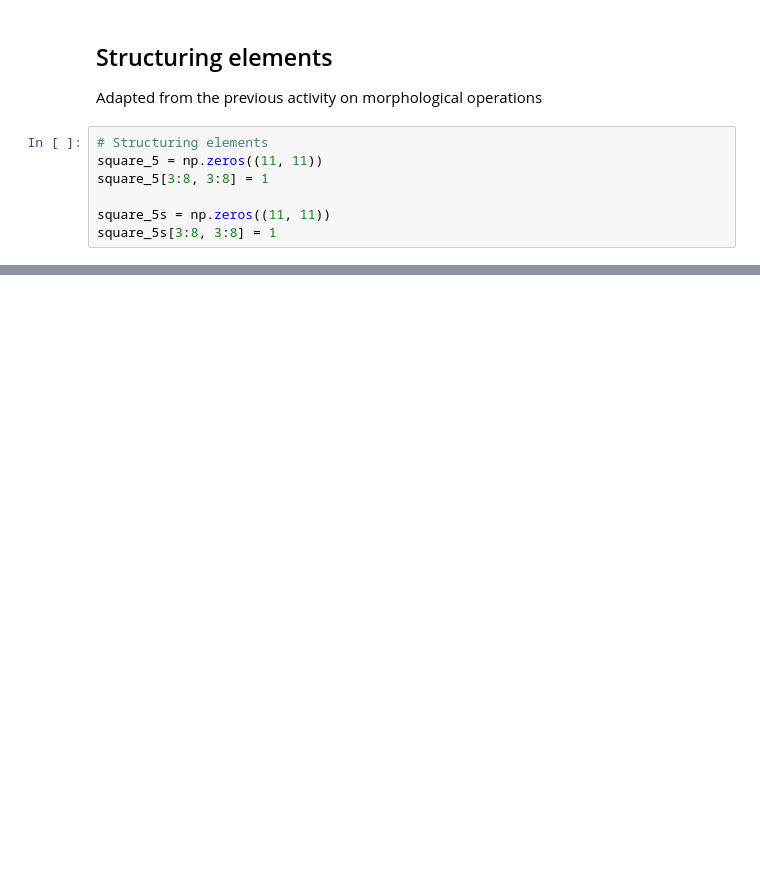
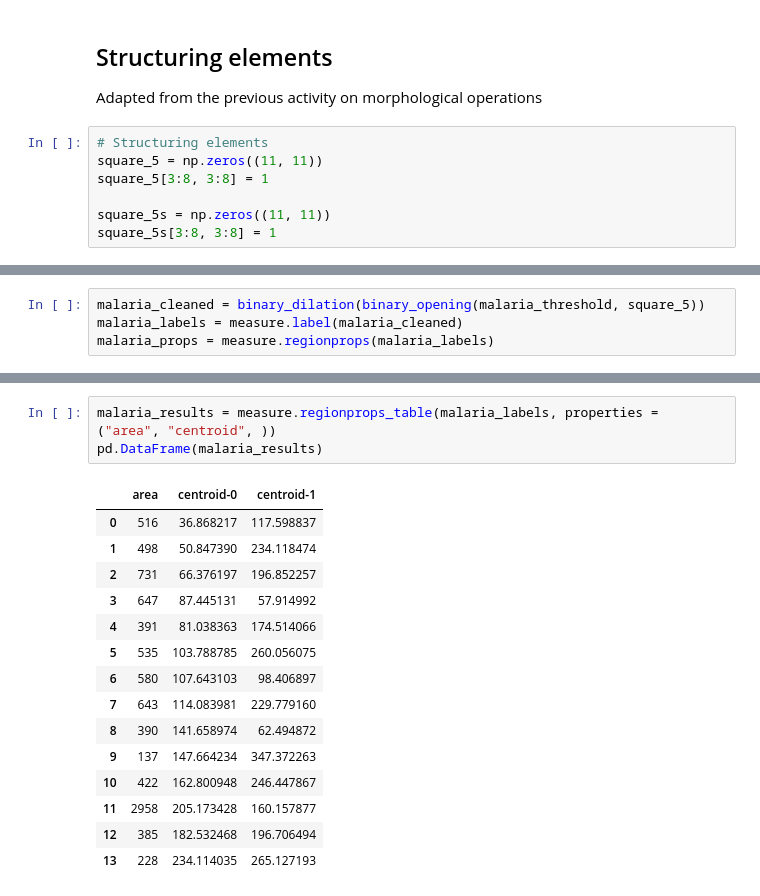
Before and after one commit to npcrmns/App-Physics-157, a Jupyter notebook: [7] Blob Analysis/Blob Analysis.ipynb, the cells around one changed output, grey strips where cells are left out. Drawn from its saved outputs; the diff is of its cells as text; blank space fills up the shorter version.

```diff
--- a/[7] Blob Analysis/Blob Analysis.ipynb
+++ b/[7] Blob Analysis/Blob Analysis.ipynb
@@ -40,0 +134,4 @@ square_5s[3:8, 3:8] = 1
+# %%
+malaria_cleaned = binary_dilation(binary_opening(malaria_threshold, square_5))
+malaria_labels = measure.label(malaria_cleaned)
+malaria_props = measure.regionprops(malaria_labels)
@@ -40,0 +151,19 @@ square_5s[3:8, 3:8] = 1
+# %%
+malaria_results = measure.regionprops_table(malaria_labels, properties = ("area", "centroid", ))
+pd.DataFrame(malaria_results)
+# %% [output]
+|  | area | centroid-0 | centroid-1 |
+| 0 | 516 | 36.868217 | 117.598837 |
+| 1 | 498 | 50.847390 | 234.118474 |
+| 2 | 731 | 66.376197 | 196.852257 |
+| 3 | 647 | 87.445131 | 57.914992 |
+| 4 | 391 | 81.038363 | 174.514066 |
+| 5 | 535 | 103.788785 | 260.056075 |
+| 6 | 580 | 107.643103 | 98.406897 |
+| 7 | 643 | 114.083981 | 229.779160 |
+| 8 | 390 | 141.658974 | 62.494872 |
+| 9 | 137 | 147.664234 | 347.372263 |
+| 10 | 422 | 162.800948 | 246.447867 |
+| 11 | 2958 | 205.173428 | 160.157877 |
+| 12 | 385 | 182.532468 | 196.706494 |
+| 13 | 228 | 234.114035 | 265.127193 |
```
Also changed, not shown: parts of 14 cells of this notebook, 3 other files.
